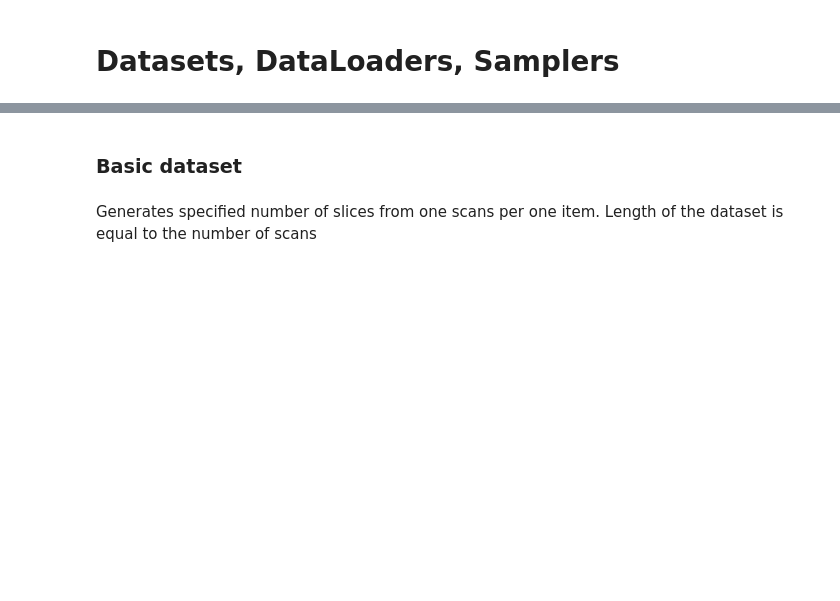
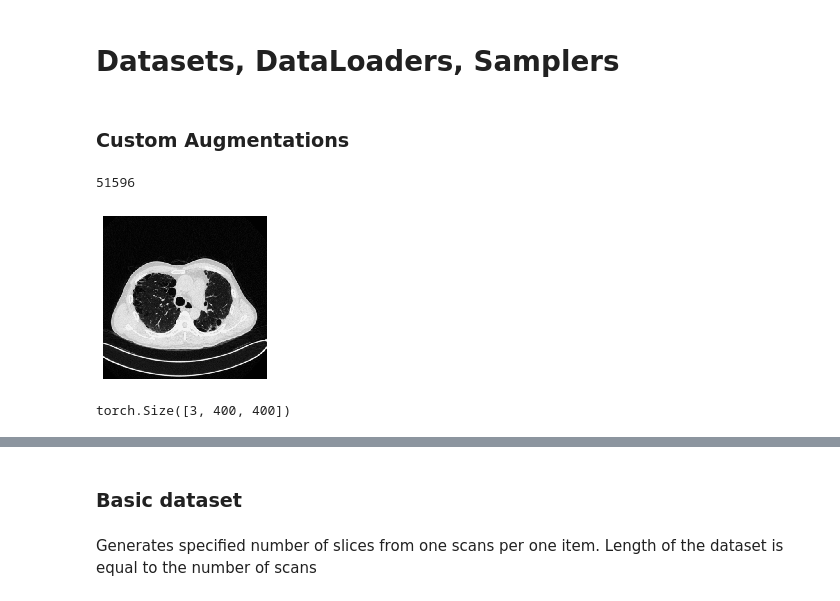
Before and after one commit to CoronaWhy/lunglens, a Jupyter notebook: lib-src/02_loaders.ipynb, the cells around one changed output, grey strips where cells are left out. Drawn from its saved outputs; the diff is of its cells as text; code cells hidden in the pictures; blank space fills up the shorter version.

```diff
--- a/lib-src/02_loaders.ipynb
+++ b/lib-src/02_loaders.ipynb
@@ -18,2 +20,4 @@ import albumentations as A
 from lunglens.core import *
 from lunglens.data import *
+# %% [markdown]
+### Custom Augmentations
@@ -19,0 +39,19 @@ from lunglens.data import *
+# %%
+datasets_root = Path('../data/prepared')
+all_slices = list(datasets_root.rglob('*.npy'))
+len(all_slices)
+# %% [output]
+51596
+# %%
+random_img_path = random.choice(all_slices)
+random_img_path = '../data/prepared/osic-pulmonary-fibrosis-progression/ID00388637202301028491611/192.npy'
+random_img = np.load(str(random_img_path))
+print_slice(random_img, figsize=(3,3))
+# %% [output]
+[figure, added]
+# %%
+tfm = ToColorTensor()
+rgb_img = tfm(image=random_img)['image']
+rgb_img.shape
+# %% [output]
+torch.Size([3, 400, 400])
```
Also changed, not shown: parts of 18 cells of this notebook, 2 other files.
